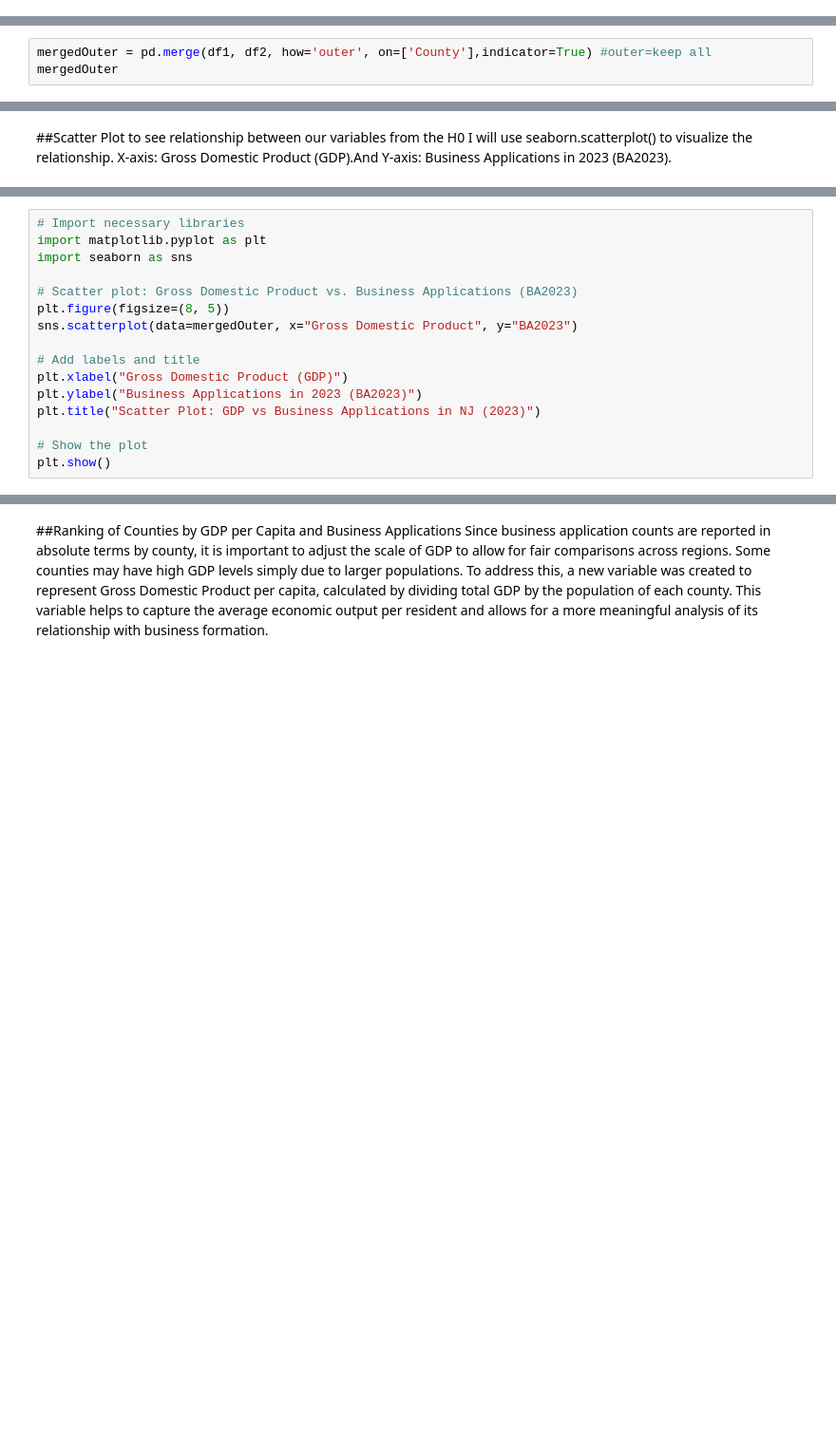
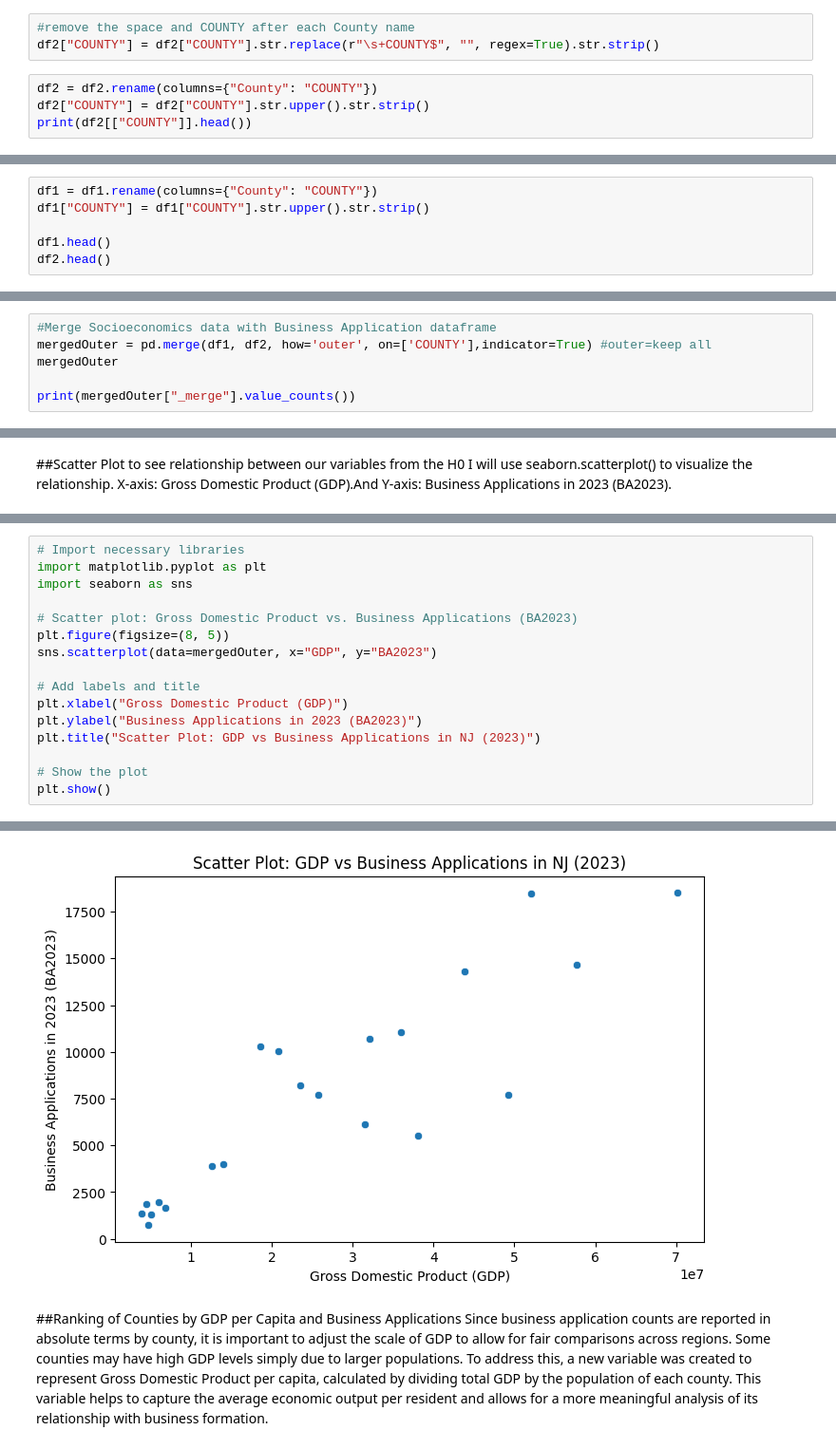
Before and after one commit to shirleyrutgers/GIS, a Jupyter notebook: PS1.ipynb, the cells around one changed output, grey strips where cells are left out. Shown at 95% size. Cells and saved outputs as stored; diff of their text form; blank space fills up the shorter version.

```diff
--- a/PS1.ipynb
+++ b/PS1.ipynb
@@ -644,0 +833,7 @@ print(df2_summary)
+# %%
+#remove the space and COUNTY after each County name
+df2["COUNTY"] = df2["COUNTY"].str.replace(r"\s+COUNTY$", "", regex=True).str.strip()
+# %%
+df2 = df2.rename(columns={"County": "COUNTY"})
+df2["COUNTY"] = df2["COUNTY"].str.upper().str.strip()
+print(df2[["COUNTY"]].head())
@@ -645,2 +952,8 @@ print(df2_summary)
 # %% [markdown]
 ##Merge dataframe 1 and 2> socioeconomic data and business applications in NJ
+# %%
+df1 = df1.rename(columns={"County": "COUNTY"})
+df1["COUNTY"] = df1["COUNTY"].str.upper().str.strip()
+
+df1.head()
+df2.head()
@@ -647,3 +974,6 @@ print(df2_summary)
 # %%
-mergedOuter = pd.merge(df1, df2, how='outer', on=['County'],indicator=True) #outer=keep all
+#Merge Socioeconomics data with Business Application dataframe
+mergedOuter = pd.merge(df1, df2, how='outer', on=['COUNTY'],indicator=True) #outer=keep all
 mergedOuter
+
+print(mergedOuter["_merge"].value_counts())
@@ -669,7 +1031,7 @@ import seaborn as sns
 
 # Scatter plot: Gross Domestic Product vs. Business Applications (BA2023)
 plt.figure(figsize=(8, 5))
-sns.scatterplot(data=mergedOuter, x="Gross Domestic Product", y="BA2023")
+sns.scatterplot(data=mergedOuter, x="GDP", y="BA2023")
 
 # Add labels and title
 plt.xlabel("Gross Domestic Product (GDP)")
@@ -678,3 +1040,4 @@ plt.title("Scatter Plot: GDP vs Business Applications in NJ (2023)")
 
 # Show the plot
 plt.show()
+# %% [output]
@@ -681,3 +1049,4 @@ plt.show()
+[figure, added]
 # %% [markdown]
 ##Ranking of Counties by GDP per Capita and Business Applications
 Since business application counts are reported in absolute terms by county, it is important to adjust the scale of GDP to allow for fair comparisons across regions. Some counties may have high GDP levels simply due to larger populations. To address this, a new variable was created to represent Gross Domestic Product per capita, calculated by dividing total GDP by the population of each county. This variable helps to capture the average economic output per resident and allows for a more meaningful analysis of its relationship with business formation.
```
Also changed, not shown: parts of 36 cells of this notebook.
